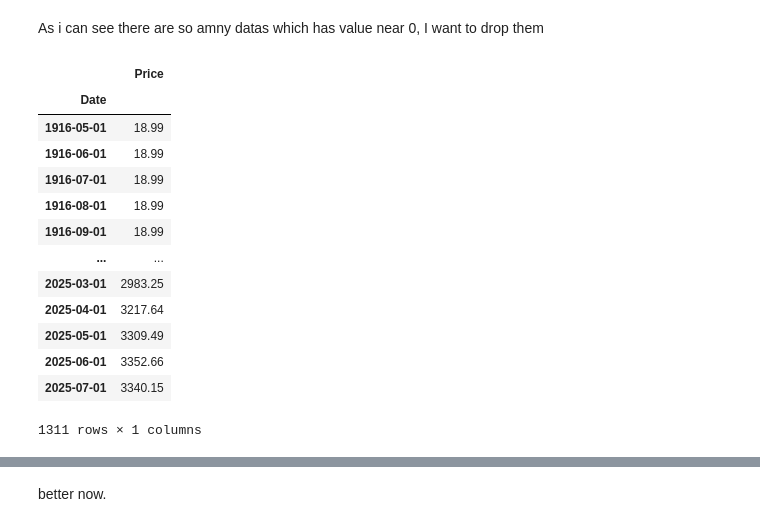
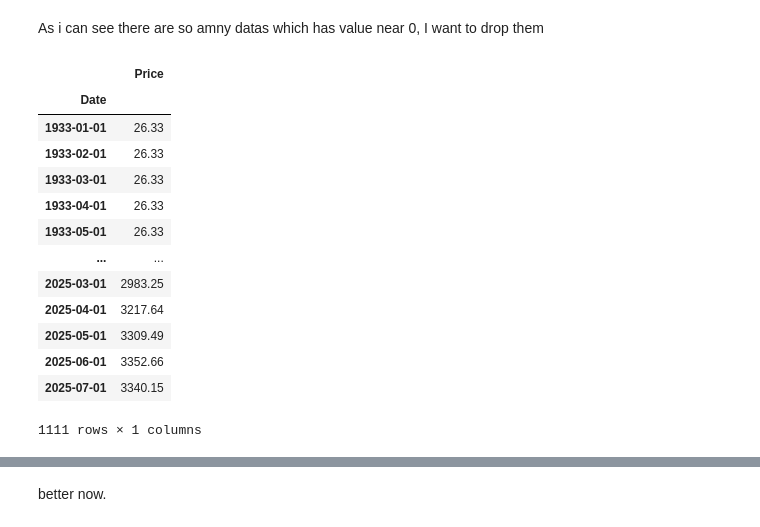
Before and after one commit to sirUnchained/Deep-Learning, a Jupyter notebook: gold-price/main.ipynb, the cells around one changed output, grey strips where cells are left out. Saved outputs shown, nothing was run; the diff lists cells and outputs as text; code cells hidden in the pictures.

```diff
--- a/gold-price/main.ipynb
+++ b/gold-price/main.ipynb
@@ -129,20 +129,20 @@ create_time_series_plot(df.index.to_numpy(), df.Price)
 # %% [markdown]
 As i can see there are so amny datas which has value near 0, I want to drop them
 # %%
-df.drop(df.index[0:1000])
+df.drop(df.index[0:1200])
 # %% [output]
 |  | Price |
 | Date |  |
-| 1916-05-01 | 18.99 |
-| 1916-06-01 | 18.99 |
-| 1916-07-01 | 18.99 |
-| 1916-08-01 | 18.99 |
-| 1916-09-01 | 18.99 |
+| 1933-01-01 | 26.33 |
+| 1933-02-01 | 26.33 |
+| 1933-03-01 | 26.33 |
+| 1933-04-01 | 26.33 |
+| 1933-05-01 | 26.33 |
 | ... | ... |
 | 2025-03-01 | 2983.25 |
 | 2025-04-01 | 3217.64 |
 | 2025-05-01 | 3309.49 |
 | 2025-06-01 | 3352.66 |
 | 2025-07-01 | 3340.15 |
-1311 rows × 1 columns
+1111 rows × 1 columns
 # %%
```
Also changed, not shown: parts of 47 cells of this notebook, 5 other files.
